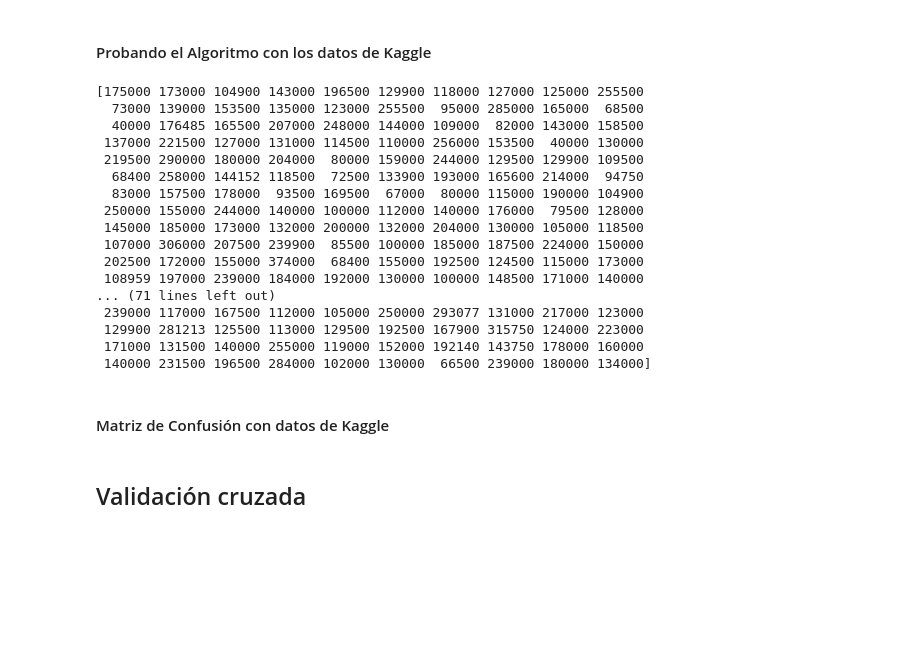
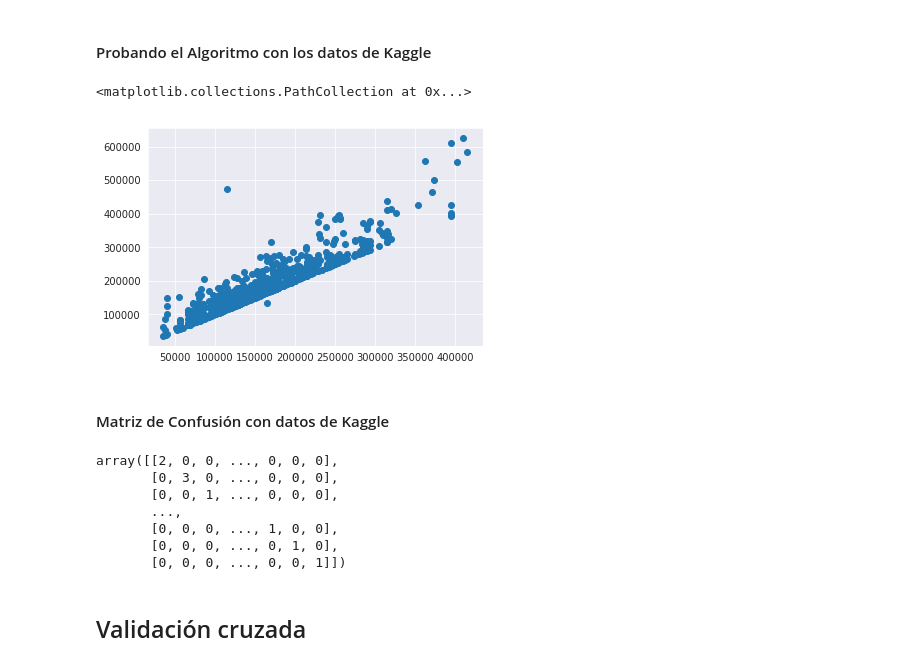
Before and after one commit to fuentesmarlon/Machine-Learning-Algorithms-, a Jupyter notebook: Laboratorio2.ipynb, the cells around one changed output. Cells and saved outputs as stored; diff of their text form; code cells hidden in the pictures; blank space fills up the shorter version.

```diff
--- a/Laboratorio2.ipynb
+++ b/Laboratorio2.ipynb
@@ -523,36 +512,31 @@ pred.shape
 # %%
 trainDfNumerical = train_df.select_dtypes(exclude=['category'])
 
 input_feature = trainDfNumerical.columns.values.tolist()
 trainX = trainDfNumerical.as_matrix(columns = input_feature)
 scaler = preprocessing.StandardScaler().fit(trainX)
 trainX = scaler.transform(trainX)
 testX = strat_test_set.as_matrix(columns = [input_feature])
 testXScaled = scaler.transform(testX)
 knn = neighbors.KNeighborsClassifier(n_neighbors=3)
 knn.fit(trainX, train_df.as_matrix(columns = ['SalePrice']))
-pred = knn.predict(trainX)
-print(pred)
+predK = knn.predict(trainX)
+plt.scatter(predK,trainDfNumerical["SalePrice"])
 # %% [output]
-[175000 173000 104900 143000 196500 129900 118000 127000 125000 255500
-  73000 139000 153500 135000 123000 255500  95000 285000 165000  68500
-  40000 176485 165500 207000 248000 144000 109000  82000 143000 158500
- 137000 221500 127000 131000 114500 110000 256000 153500  40000 130000
- 219500 290000 180000 204000  80000 159000 244000 129500 129900 109500
-  68400 258000 144152 118500  72500 133900 193000 165600 214000  94750
-  83000 157500 178000  93500 169500  67000  80000 115000 190000 104900
- 250000 155000 244000 140000 100000 112000 140000 176000  79500 128000
- 145000 185000 173000 132000 200000 132000 204000 130000 105000 118500
- 107000 306000 207500 239900  85500 100000 185000 187500 224000 150000
- 202500 172000 155000 374000  68400 155000 192500 124500 115000 173000
- 108959 197000 239000 184000 192000 130000 100000 148500 171000 140000
-... (71 lines left out)
- 239000 117000 167500 112000 105000 250000 293077 131000 217000 123000
- 129900 281213 125500 113000 129500 192500 167900 315750 124000 223000
- 171000 131500 140000 255000 119000 152000 192140 143750 178000 160000
- 140000 231500 196500 284000 102000 130000  66500 239000 180000 134000]
+<matplotlib.collections.PathCollection at 0x...>
+[figure, added]
 # %% [markdown]
 #### Matriz de Confusión con datos de Kaggle
+# %%
+confusion_matrix(predK,predK)
+# %% [output]
+array([[2, 0, 0, ..., 0, 0, 0],
+       [0, 3, 0, ..., 0, 0, 0],
+       [0, 0, 1, ..., 0, 0, 0],
+       ...,
+       [0, 0, 0, ..., 1, 0, 0],
+       [0, 0, 0, ..., 0, 1, 0],
+       [0, 0, 0, ..., 0, 0, 1]])
 # %% [markdown]
 ## Validación cruzada
 # %% [markdown]
```
Also changed, not shown: parts of 3 cells of this notebook.
